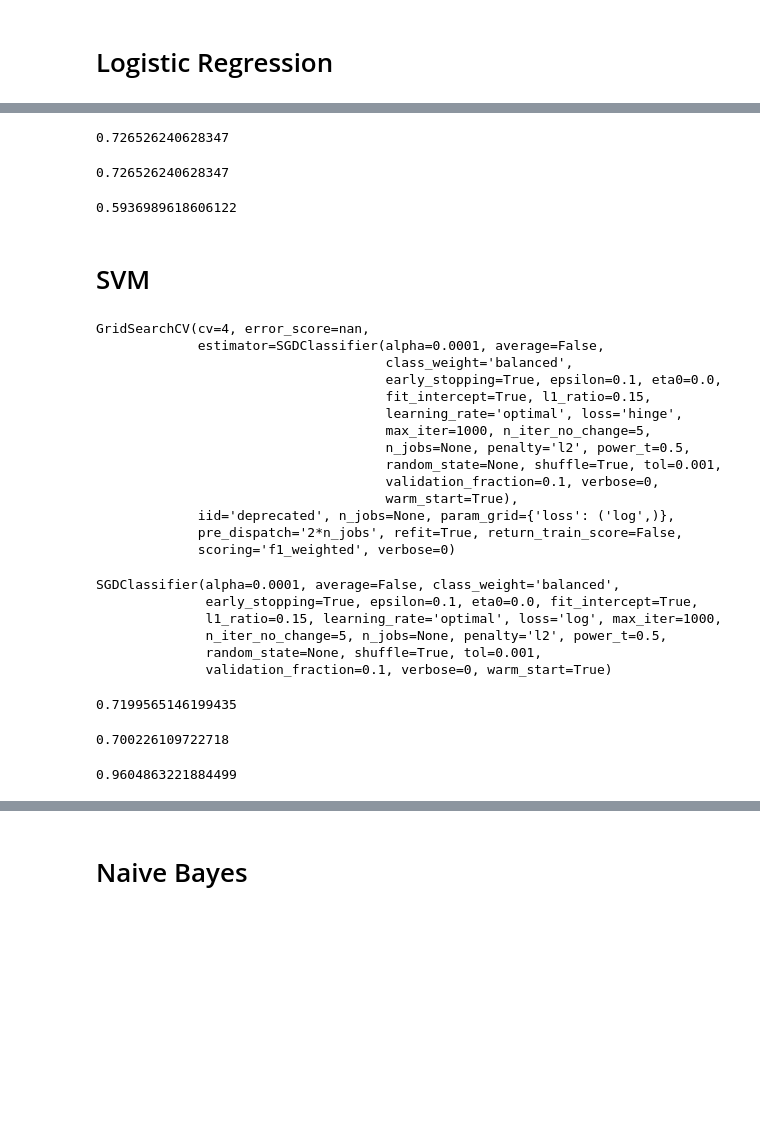
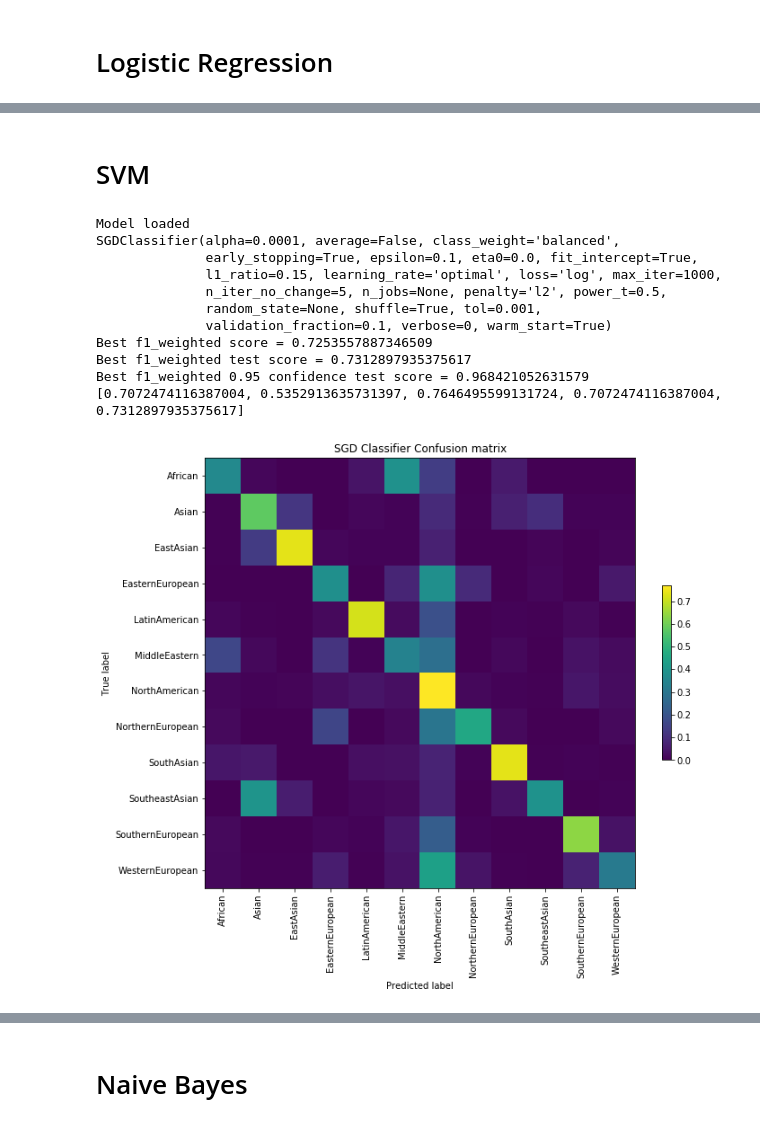
Before and after one commit to catherning/food_recipe_gen, a Jupyter notebook: cuisine_classification/ML_classification.ipynb, the cells around one changed output, grey strips where cells are left out. Cells and saved outputs as stored; diff of their text form; code cells hidden in the pictures; blank space fills up the shorter version.

```diff
--- a/cuisine_classification/ML_classification.ipynb
+++ b/cuisine_classification/ML_classification.ipynb
@@ -214,12 +225,0 @@ res
-# %%
-recall_score(y_test,y_pred,average='weighted')
-# %% [output]
-0.726526240628347
-# %%
-recall_score(y_test,y_pred,average='micro')
-# %% [output]
-0.726526240628347
-# %%
-recall_score(y_test,y_pred,average='macro')
-# %% [output]
-0.5936989618606122
@@ -231,49 +227,20 @@ with open(results_file,"a", newline='') as f:
 # SVM
 # %%
 parameters = {'loss':("log",)}#('hinge', 'log', 'modified_huber', 'squared_hinge', 'perceptron')}
-# sorted(sklearn.metrics.SCORERS.keys())
-scoring = 'f1_weighted'
+
 sgd = SGDClassifier(class_weight="balanced",early_stopping=True,warm_start=True)
 
-try:
-    clf3 = load("svm.joblib")
-except FileNotFoundError:
-    clf3 = GridSearchCV(sgd, parameters, cv=4,scoring=scoring)
-
-clf3.fit(X_train, y_train)
-dump(clf3,"svm.joblib")
+trainEvalModel(sgd,"SGD Classifier",parameters)
 # %% [output]
-GridSearchCV(cv=4, error_score=nan,
-             estimator=SGDClassifier(alpha=0.0001, average=False,
-                                     class_weight='balanced',
-                                     early_stopping=True, epsilon=0.1, eta0=0.0,
-                                     fit_intercept=True, l1_ratio=0.15,
-                                     learning_rate='optimal', loss='hinge',
-                                     max_iter=1000, n_iter_no_change=5,
-                                     n_jobs=None, penalty='l2', power_t=0.5,
-                                     random_state=None, shuffle=True, tol=0.001,
-                                     validation_fraction=0.1, verbose=0,
-                                     warm_start=True),
-             iid='deprecated', n_jobs=None, param_grid={'loss': ('log',)},
-             pre_dispatch='2*n_jobs', refit=True, return_train_score=False,
-             scoring='f1_weighted', verbose=0)
+Model loaded
+SGDClassifier(alpha=0.0001, average=False, class_weight='balanced',
+              early_stopping=True, epsilon=0.1, eta0=0.0, fit_intercept=True,
+              l1_ratio=0.15, learning_rate='optimal', loss='log', max_iter=1000,
+              n_iter_no_change=5, n_jobs=None, penalty='l2', power_t=0.5,
+              random_state=None, shuffle=True, tol=0.001,
+              validation_fraction=0.1, verbose=0, warm_start=True)
+Best f1_weighted score = 0.7253557887346509
+Best f1_weighted test score = 0.7312897935375617
+Best f1_weighted 0.95 confidence test score = 0.968421052631579
+[0.7072474116387004, 0.5352913635731397, 0.7646495599131724, 0.7072474116387004, 0.7312897935375617]
+[figure, added]
-# %%
-print(clf3.best_estimator_)
-clf3.best_score_
-# %% [output]
-SGDClassifier(alpha=0.0001, average=False, class_weight='balanced',
-              early_stopping=True, epsilon=0.1, eta0=0.0, fit_intercept=True,
-              l1_ratio=0.15, learning_rate='optimal', loss='log', max_iter=1000,
-              n_iter_no_change=5, n_jobs=None, penalty='l2', power_t=0.5,
-              random_state=None, shuffle=True, tol=0.001,
-              validation_fraction=0.1, verbose=0, warm_start=True)
-0.7199565146199435
-# %%
-clf3.best_estimator_.score(X_test, y_test)
-# %% [output]
-0.700226109722718
-# %%
-proba_score = threshold_classification(clf3,X_test,y_test,threshold=threshold)
-proba_score
-# %% [output]
-0.9604863221884499
```
Also changed, not shown: parts of 60 cells of this notebook, 2 other files.
